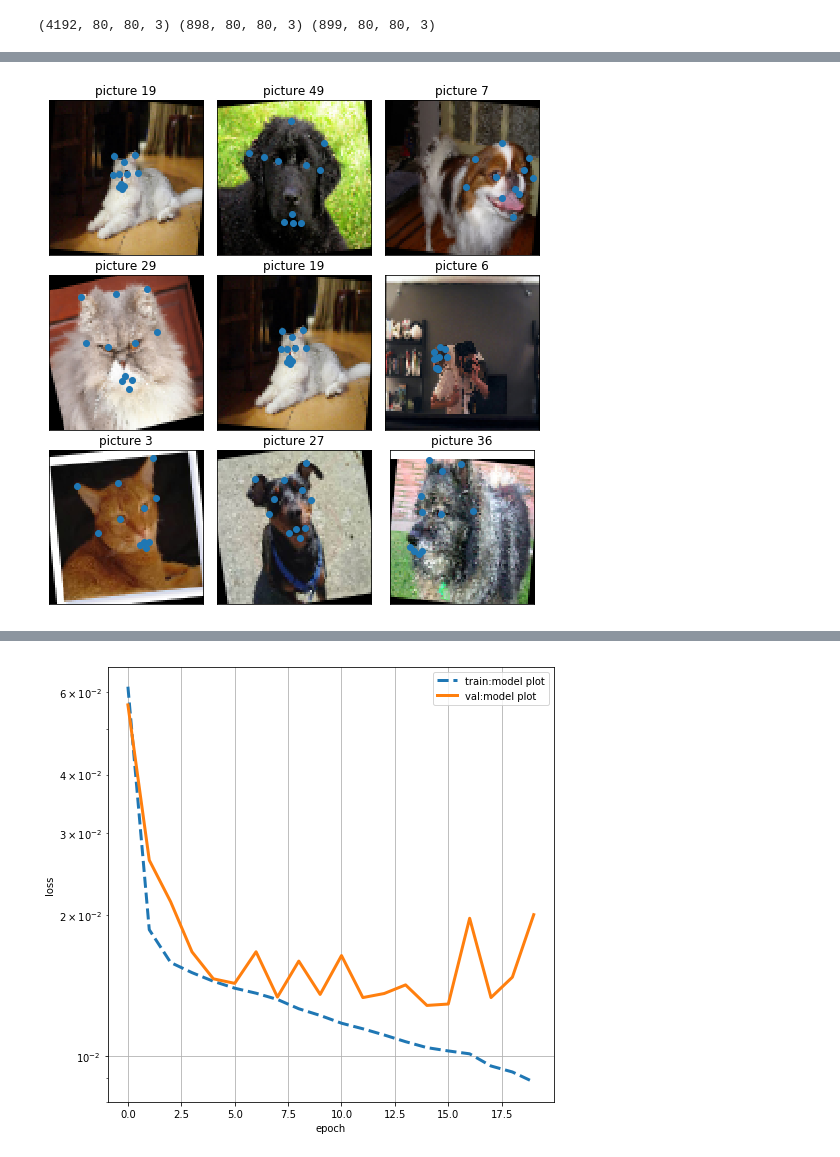
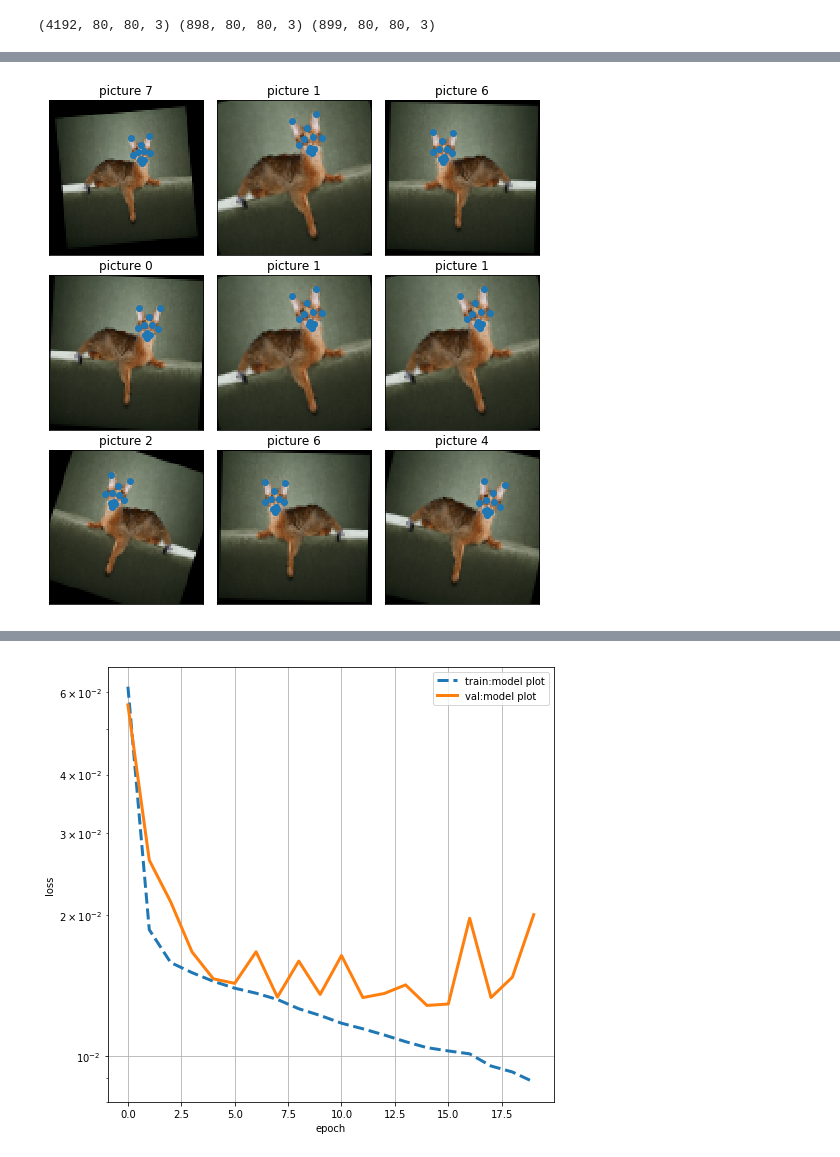
Before and after one commit to HenryDashwood/facial-features-detector, a Jupyter notebook: code/facial_keypoints.ipynb, the cells around one changed output, grey strips where cells are left out. Saved outputs shown, nothing was run; the diff lists cells and outputs as text; code cells hidden in the pictures.

```diff
--- a/code/facial_keypoints.ipynb
+++ b/code/facial_keypoints.ipynb
@@ -29,6 +29,6 @@ from model import MyModel
 # %% [output]
 Using TensorFlow backend.
 # %%
-images_path = '../data/labelled_images/'
+images_path = '../data/images/'
 labels_path = '../data/landmarks.csv'
 target_size = 80
@@ -58,7 +47,12 @@ plot_labelled_sample(X_norm, y_norm, 80)
 # %%
 def augment(imgs, kps):
     seq = iaa.Sequential([
-                          iaa.Affine(rotate=(-20,20))
+                          iaa.Fliplr(0.5),
+                          iaa.Affine(
+                              rotate=(-20,20),
+                              scale=(0.8, 1.2)
+                          ),
+
                         ])
 
     keypoints = [KeypointsOnImage.from_xy_array(kps[i], shape=imgs[i].shape) for i in range(kps.shape[0])]
@@ -87,13 +81,17 @@ def generator(X, y, batch_size):
         batch_features = random_augmented_image
         batch_labels = random_augmented_labels
 
-        yield batch_features, pd.DataFrame(batch_labels)
+        batch_features = batch_features / 255
+        batch_labels = pd.DataFrame(batch_labels) / 80
+
+        yield batch_features, batch_labels
 # %%
-for a, b in generator(X, y, 64):
+for a, b in generator(X[:1], y.iloc[:1], 9):
 
-    plot_labelled_sample(a, b, 80, False)
+    plot_labelled_sample(a, b, 80)
+
     break
 # %% [output]
-[figure, old version]
+[figure, new version]
 # %%
 model = MyModel()
```
Also changed, not shown: parts of 7 cells of this notebook.
